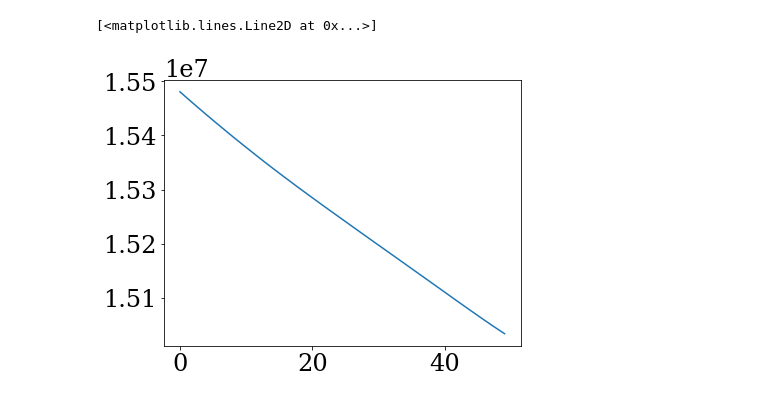
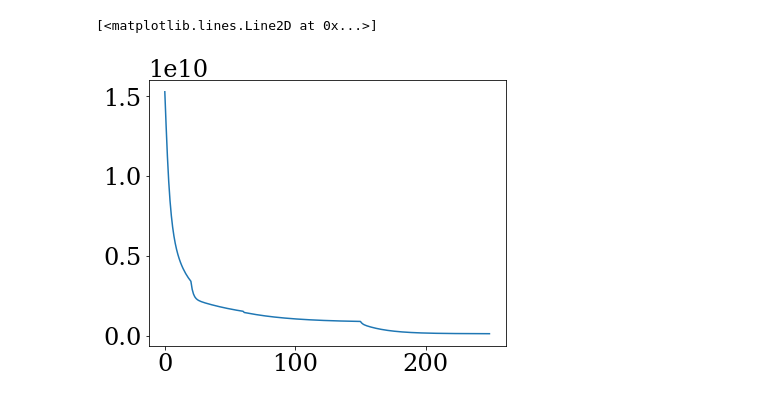
Before and after one commit to h-greer/hubble, a Jupyter notebook: notebooks/disk.ipynb, the cells around one changed output. Saved outputs shown, nothing was run; the diff lists cells and outputs as text; code cells hidden in the pictures.

```diff
--- a/notebooks/disk.ipynb
+++ b/notebooks/disk.ipynb
@@ -162,0 +180,14 @@ ModelParams(
+# %%
+def grid_loss(params,exposures):
+    mdl = params.inject(model)
+    return np.nansum(np.asarray([posterior(mdl,exposure) for exposure in exposures]))
+
+def test_model(s, a, x, y, c):
+    for exp in exposures:
+        params["contrast"][exp.fit.get_key(exp, "contrast")] = c
+        params["positions"][exp.fit.get_key(exp, "positions")] = np.asarray([x,y])
+        params["position_angle"] = a
+        params["separation"] = s
+    prms = ModelParams(params)
+    loss = grid_loss(prms, exposures)
+    return loss#, prms
@@ -190,11 +263,11 @@ def flatten(l):
 
 
 
-g = 2e-3
+g = 1e-3
 
 things = {
-    "fluxes" : opt(g*100,20),
-    "positions": opt(g*5, 0),
+    "fluxes" : opt(g*300,20),
+    "positions": opt(g*30, 0),
     "slope": opt(g*100, 60),
     "cold_mask_shift": opt(g*500, 150),
     "cold_mask_scale": opt(g*500, 150),
@@ -203,10 +276,10 @@ things = {
     #"primary_scale": opt(g*1000, 200),
     #"primary_rot": opt(g*1000, 200),
     #"primary_shear": opt(g*1000, 200),
-    "aberrations": opt(g*50,150),
-    "separation": opt(g*30, 0),
-    "contrast": opt(g*20, 20),
-    "position_angle": opt(g*20, 0)
+    "aberrations": opt(g*3,150),
+    "separation": opt(g*100, 0),
+    "contrast": opt(g*100, 20),
+    "position_angle": opt(g*100, 0)
     #"rot": opt(g*100, 50),
 }
 
@@ -221,7 +294,7 @@ def loss_fn(params,exposures):
     mdl = params.inject(model)
     return np.nansum(np.asarray([posterior(mdl,exposure) for exposure in exposures]))
 # %%
-rc = True
+rc = False
 fishers = calc_fishers(model, exposures, paths, recalculate=rc)
 lrs = calc_lrs(model, exposures, fishers, paths)
 # %%
@@ -251,7 +324,7 @@ optim, opt_state = zdx.get_optimiser(
 
 
 losses, models = [], []
-for i in tqdm(range(400)):
+for i in tqdm(range(250)):
     loss, grads = loss_fn(params,exposures)
     grads = jtu.tree_map(lambda x, y: x * np.abs(y), grads, ModelParams(lrs.params))
     updates, opt_state = optim.update(grads, opt_state)
@@ -282,8 +375,8 @@ NICMOSModel(
 # %%
-plt.plot(losses[-50:])
+plt.plot(losses)
 # %% [output]
 [<matplotlib.lines.Line2D at 0x...>]
-[figure, old version]
+[figure, new version]
 # %%
 params.params
 # %% [output]
```
Also changed, not shown: parts of 18 cells of this notebook, 15 other files.
